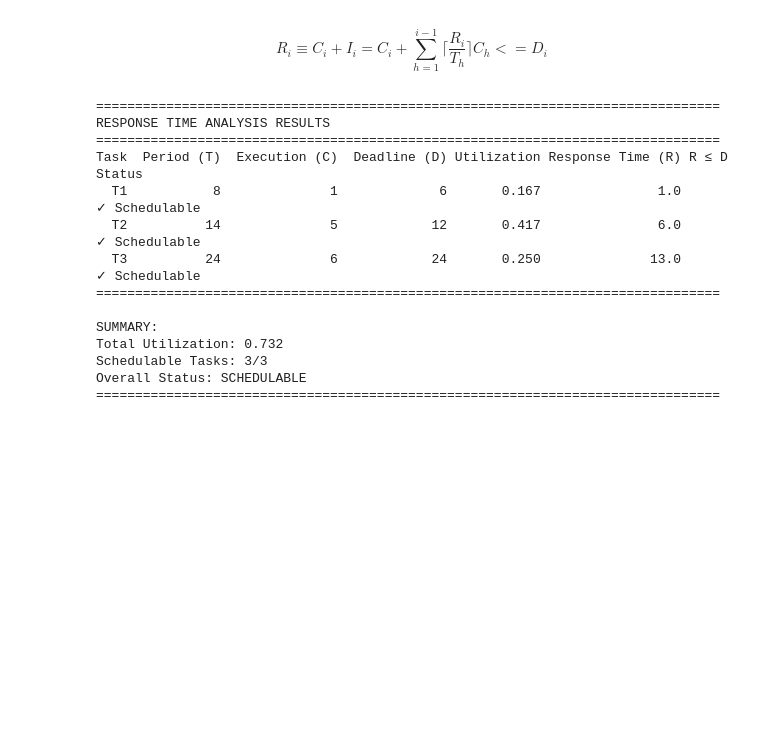
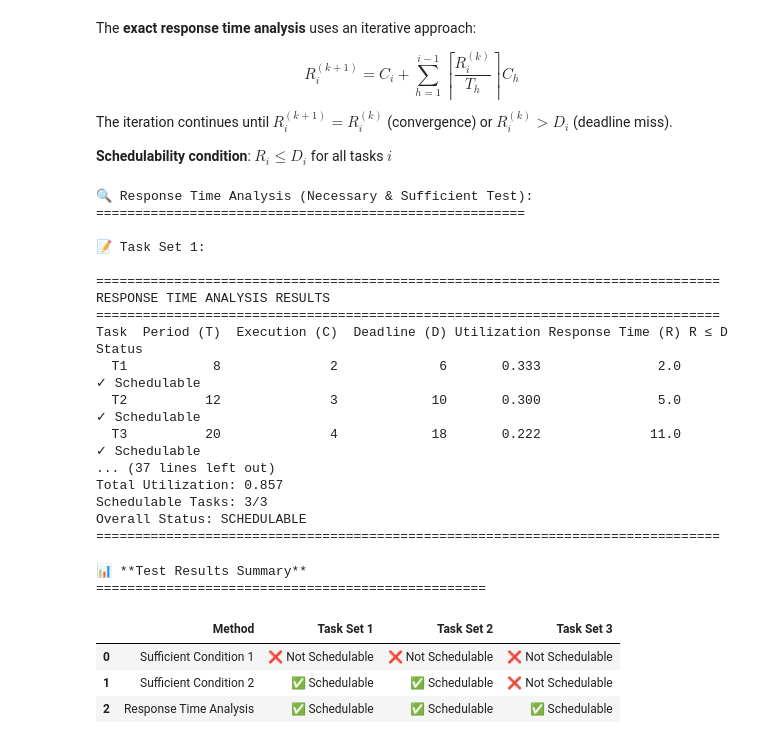
Before and after one commit to teiamas/task_sched, a Jupyter notebook: DeadlineMonotonic.ipynb, the cells around one changed output. Drawn from its saved outputs; the diff is of its cells as text; code cells hidden in the pictures; blank space fills up the shorter version.

```diff
--- a/DeadlineMonotonic.ipynb
+++ b/DeadlineMonotonic.ipynb
@@ -114,21 +299,78 @@ The task set is schedulable under Rate Monotonic scheduling.
 # %% [markdown]
-$$R_i\equiv C_i + I_i = C_i + \sum_{h=1}^{i-1}{\lceil{\frac{R_i}{T_h}}\rceil C_h } <= D_i$$
+The **exact response time analysis** uses an iterative approach:
+
+$$R_i^{(k+1)} = C_i + \sum_{h=1}^{i-1}{\left\lceil{\frac{R_i^{(k)}}{T_h}}\right\rceil C_h}$$
+
+The iteration continues until $R_i^{(k+1)} = R_i^{(k)}$ (convergence) or $R_i^{(k)} > D_i$ (deadline miss).
+
+**Schedulability condition**: $R_i \leq D_i$ for all tasks $i$
 # %%
-sorted_tasks = sorted(task_set, key=lambda x: x.period)
-schedulable, response_times = rtm.response_time_analysis(task_set)
-rtm.display_response_time_table(task_set,response_times,schedulable)
+# Response Time Analysis
+print("🔍 Response Time Analysis (Necessary & Sufficient Test):")
+print("=" * 55)
+
+def run_response_time_analysis(task_set, set_name):
+    # Sort tasks by deadline (Deadline Monotonic priority order)
+    sorted_tasks = sorted(task_set, key=lambda x: x.deadline)
+    # Perform response time analysis
+    schedulable_rt, response_times = rtm.response_time_analysis(task_set)
+    # Display results in a formatted table
+    print(f"\n📝 {set_name}:")
+    rtm.display_response_time_table(task_set, response_times, schedulable_rt)
+    return schedulable_rt
+
+schedulable[0][2] = run_response_time_analysis(task_set_1, "Task Set 1")
+schedulable[1][2] = run_response_time_analysis(task_set_2, "Task Set 2")
+schedulable[2][2] = run_response_time_analysis(task_set_3, "Task Set 3")
 # %% [output]
+🔍 Response Time Analysis (Necessary & Sufficient Test):
+=======================================================
+
+📝 Task Set 1:
+
 ================================================================================
 RESPONSE TIME ANALYSIS RESULTS
 ================================================================================
 Task  Period (T)  Execution (C)  Deadline (D) Utilization Response Time (R) R ≤ D      Status
-  T1           8              1             6       0.167               1.0     ✓ Schedulable
-  T2          14              5            12       0.417               6.0     ✓ Schedulable
-  T3          24              6            24       0.250              13.0     ✓ Schedulable
-================================================================================
-
-SUMMARY:
-Total Utilization: 0.732
+  T1           8              2             6       0.333               2.0     ✓ Schedulable
+  T2          12              3            10       0.300               5.0     ✓ Schedulable
+  T3          20              4            18       0.222              11.0     ✓ Schedulable
+... (37 lines left out)
+Total Utilization: 0.857
 Schedulable Tasks: 3/3
 Overall Status: SCHEDULABLE
 ================================================================================
+# %%
+# Generate Summary Table from Results
+print("📊 **Test Results Summary**")
+print("=" * 50)
+
+# Method names
+methods = ["Sufficient Condition 1", "Sufficient Condition 2", "Response Time Analysis"]
+task_sets = ["Task Set 1", "Task Set 2", "Task Set 3"]
+
+# Create summary table
+summary_data = []
+for i, method in enumerate(methods):
+    row = [method]
+    for j in range(3):  # 3 task sets
+        if schedulable[j][i] is not None:
+            result = schedulable[j][i]
+            if result:
+                row.append("✅ Schedulable")
+            else:
+                row.append("❌ Not Schedulable")
+        else:
+            row.append("-")
+    summary_data.append(row)
+
+# Create DataFrame for better display
+summary_df = pd.DataFrame(summary_data, columns=["Method"] + task_sets)
+display(summary_df)
+# %% [output]
+📊 **Test Results Summary**
+==================================================
+|  | Method | Task Set 1 | Task Set 2 | Task Set 3 |
+| 0 | Sufficient Condition 1 | ❌ Not Schedulable | ❌ Not Schedulable | ❌ Not Schedulable |
+| 1 | Sufficient Condition 2 | ✅ Schedulable | ✅ Schedulable | ❌ Not Schedulable |
+| 2 | Response Time Analysis | ✅ Schedulable | ✅ Schedulable | ✅ Schedulable |
```
Also changed, not shown: parts of 12 cells of this notebook.
